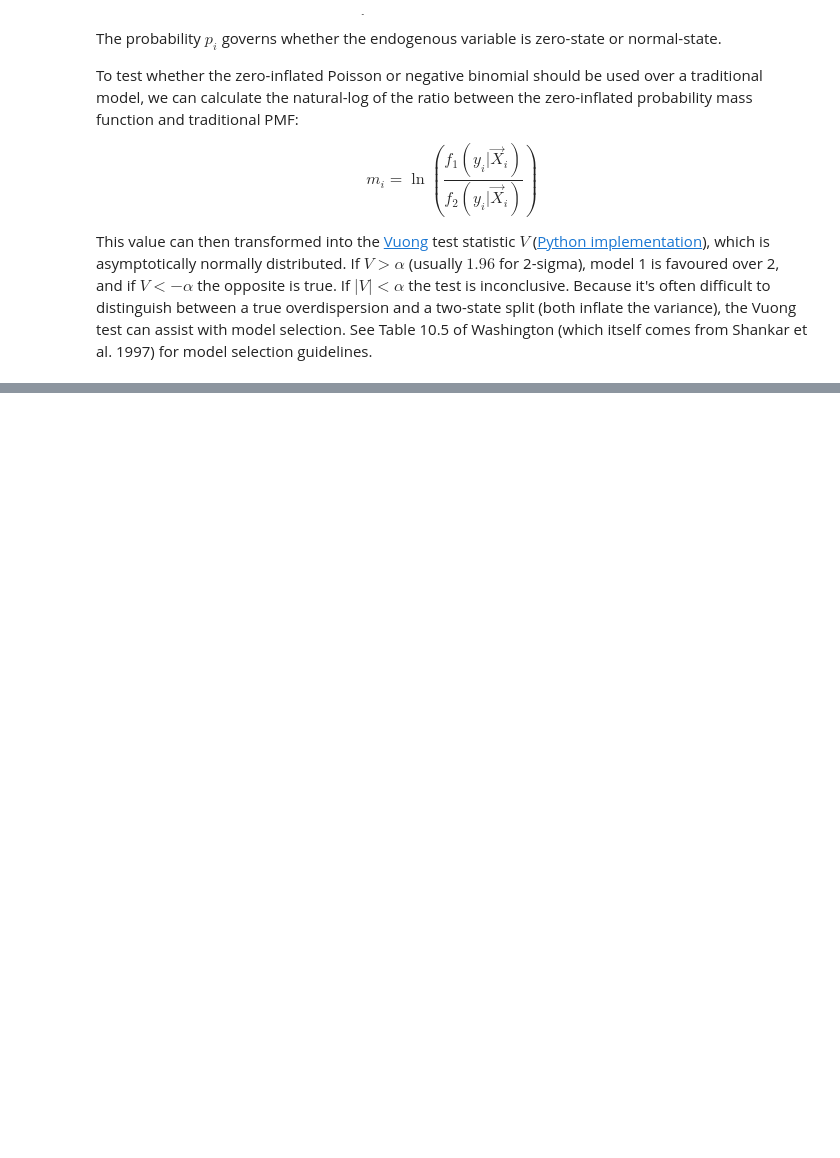
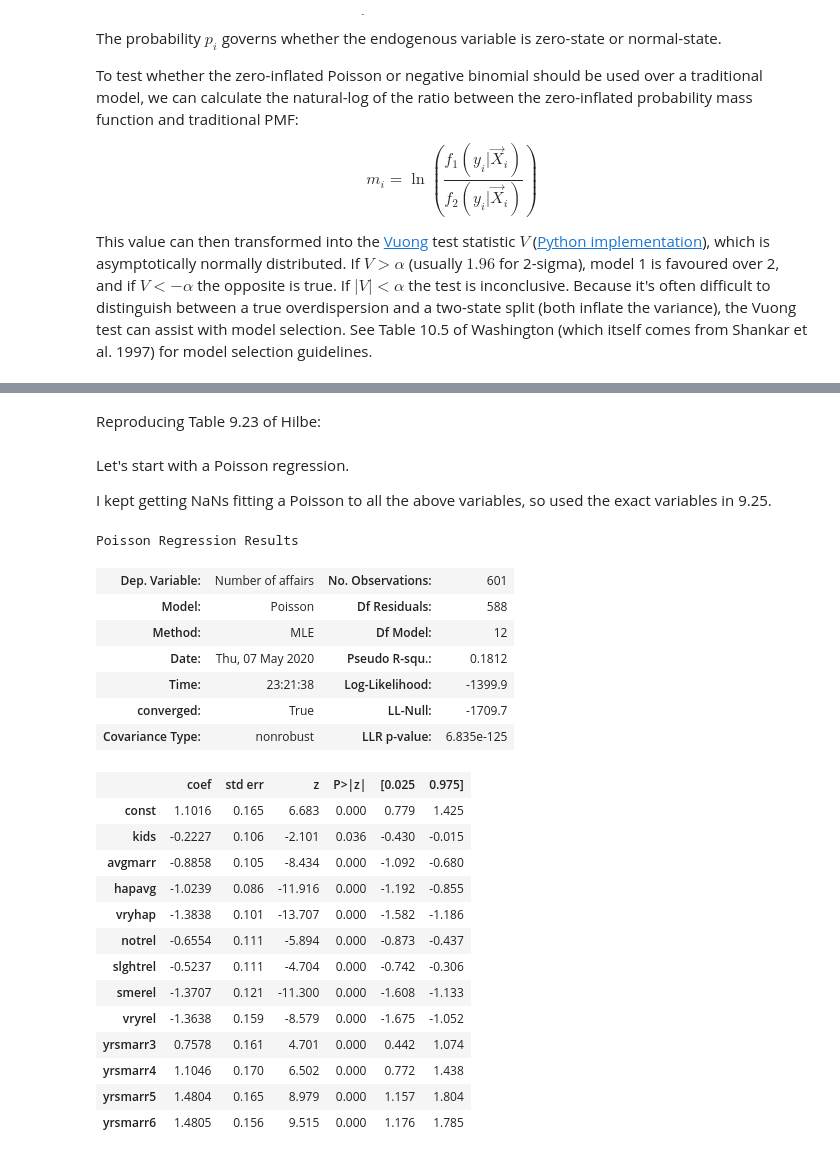
Before and after one commit to cczhu/data_drabble, a Jupyter notebook: statistics/Econometrics for Transportation/10 - Count Model Data.ipynb, the cells around one changed output, grey strips where cells are left out. Saved outputs shown, nothing was run; the diff lists cells and outputs as text; code cells hidden in the pictures; blank space fills up the shorter version.

```diff
--- a/statistics/Econometrics for Transportation/10 - Count Model Data.ipynb
+++ b/statistics/Econometrics for Transportation/10 - Count Model Data.ipynb
@@ -209,0 +344,13 @@ This value can then transformed into the [Vuong](https://en.wikipedia.org/wiki/V
+# %%
+# Data and dictionary at http://pages.stern.nyu.edu/~wgreene/Text/tables/tablelist5.htm
+# More info here https://rdrr.io/cran/AER/man/Affairs.html (note that the "number" of affairs is
+# pretty weirdly binned).
+if os.path.exists("./fair_affairs.hdf"):
+    affairs = pd.read_hdf("./fair_affairs.hdf", "table")
+else:
+    affairs = pd.read_csv("http://people.stern.nyu.edu/wgreene/Text/tables/TableF22-2.txt", header=0, delimiter=r"\s+")
+    affairs.drop(columns=['ID', 'X1', 'X2', 'X3', 'X4', 'X5'], inplace=True)
+    affairs.columns = ['Sex', 'Age', 'Number of years married', 'Children',
+                       'Religiousness', 'Education', 'Occupation', 'Self-rating of marriage',
+                       'Number of affairs']
+    affairs.to_hdf("./fair_affairs.hdf", "table")
@@ -209,0 +366,2 @@ This value can then transformed into the [Vuong](https://en.wikipedia.org/wiki/V
+# %% [markdown]
+Reproducing Table 9.23 of Hilbe:
@@ -209,0 +385,4 @@ This value can then transformed into the [Vuong](https://en.wikipedia.org/wiki/V
+# %% [markdown]
+Let's start with a Poisson regression.
+
+I kept getting NaNs fitting a Poisson to all the above variables, so used the exact variables in 9.25.
@@ -209,0 +403,29 @@ This value can then transformed into the [Vuong](https://en.wikipedia.org/wiki/V
+# %%
+model = sm.Poisson(endog=affairs[['Number of affairs']],
+                            exog=sm.add_constant(affairs_exog))
+results = model.fit(method='lbfgs',
+                    maxiter=100)
+results.summary()
+# %% [output]
+Poisson Regression Results
+| Dep. Variable: | Number of affairs | No. Observations: | 601 |
+| Model: | Poisson | Df Residuals: | 588 |
+| Method: | MLE | Df Model: | 12 |
+| Date: | Thu, 07 May 2020 | Pseudo R-squ.: | 0.1812 |
+| Time: | 23:21:38 | Log-Likelihood: | -1399.9 |
+| converged: | True | LL-Null: | -1709.7 |
+| Covariance Type: | nonrobust | LLR p-value: | 6.835e-125 |
+|  | coef | std err | z | P>|z| | [0.025 | 0.975] |
+| const | 1.1016 | 0.165 | 6.683 | 0.000 | 0.779 | 1.425 |
+| kids | -0.2227 | 0.106 | -2.101 | 0.036 | -0.430 | -0.015 |
+| avgmarr | -0.8858 | 0.105 | -8.434 | 0.000 | -1.092 | -0.680 |
+| hapavg | -1.0239 | 0.086 | -11.916 | 0.000 | -1.192 | -0.855 |
+| vryhap | -1.3838 | 0.101 | -13.707 | 0.000 | -1.582 | -1.186 |
+| notrel | -0.6554 | 0.111 | -5.894 | 0.000 | -0.873 | -0.437 |
+| slghtrel | -0.5237 | 0.111 | -4.704 | 0.000 | -0.742 | -0.306 |
+| smerel | -1.3707 | 0.121 | -11.300 | 0.000 | -1.608 | -1.133 |
+| vryrel | -1.3638 | 0.159 | -8.579 | 0.000 | -1.675 | -1.052 |
+| yrsmarr3 | 0.7578 | 0.161 | 4.701 | 0.000 | 0.442 | 1.074 |
+| yrsmarr4 | 1.1046 | 0.170 | 6.502 | 0.000 | 0.772 | 1.438 |
+| yrsmarr5 | 1.4804 | 0.165 | 8.979 | 0.000 | 1.157 | 1.804 |
+| yrsmarr6 | 1.4805 | 0.156 | 9.515 | 0.000 | 1.176 | 1.785 |
```
Also changed, not shown: parts of 18 cells of this notebook, 1 other file.
